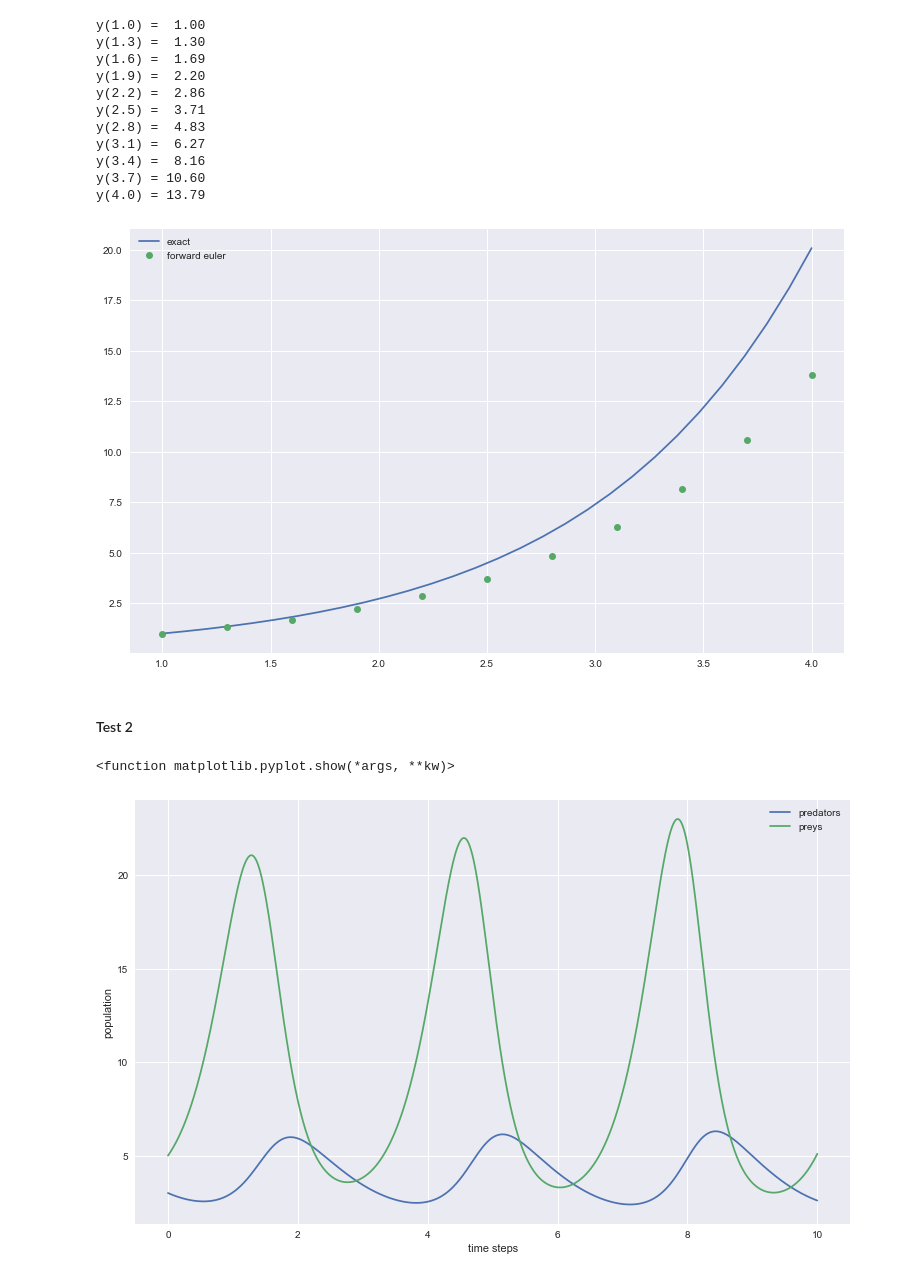
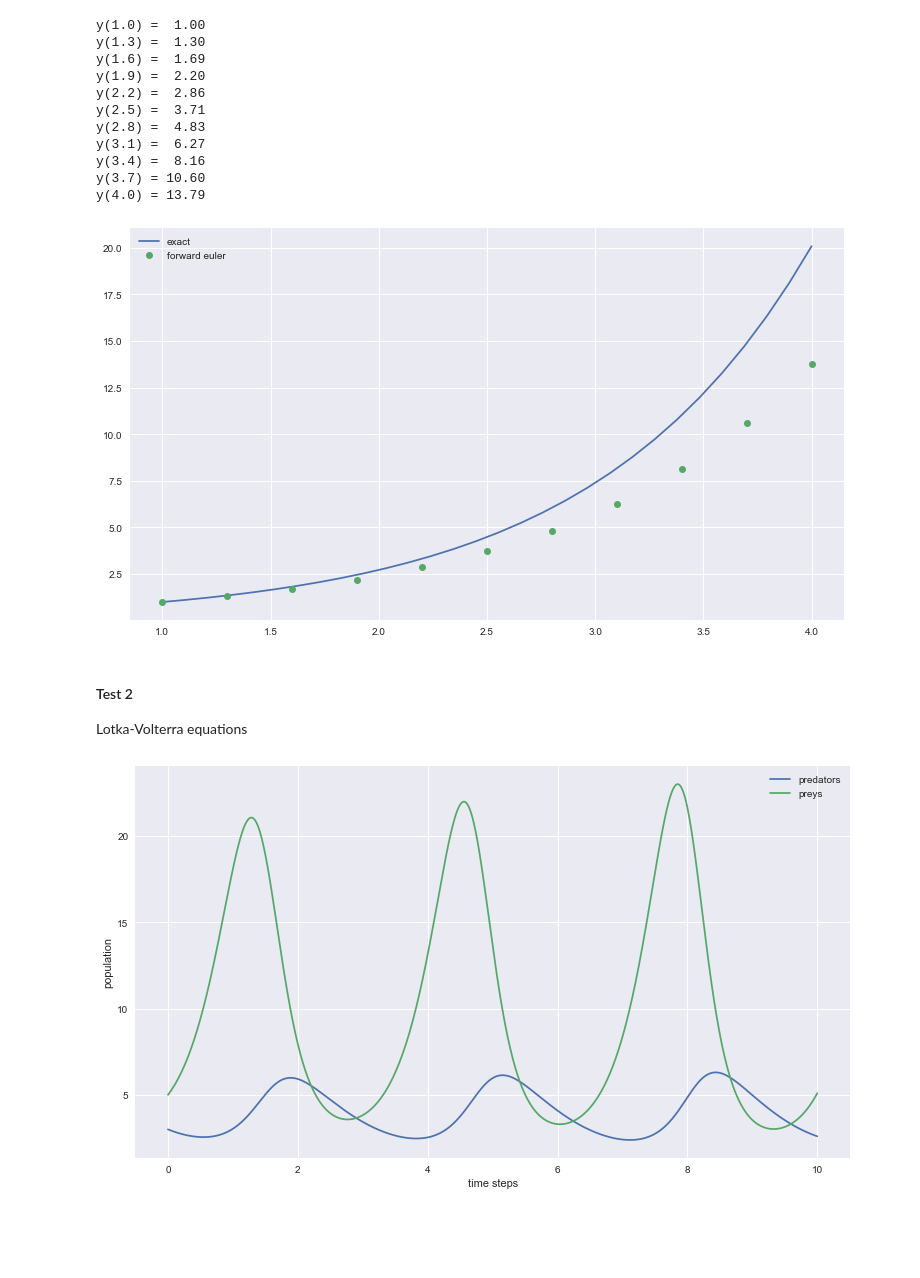
Before and after one commit to maxstollmayer/NuMeDiffG, a Jupyter notebook: Aufgabenblatt 1/Aufgabenblatt 1 Lösung.ipynb, the cells around one changed output. Cells and saved outputs as stored; diff of their text form; code cells hidden in the pictures; blank space fills up the shorter version.

```diff
--- a/Aufgabenblatt 1/Aufgabenblatt 1 Lösung.ipynb
+++ b/Aufgabenblatt 1/Aufgabenblatt 1 Lösung.ipynb
@@ -32,30 +32,30 @@ Implementierung des Vorwärts-Euler-Verfahrens für ODE Systeme 1. Ordnung.
 import numpy as np
 from matplotlib import pyplot as plt
 plt.style.use("seaborn")
-plt.rcParams['figure.figsize'] = [12.8, 7.8]
+plt.rcParams['figure.figsize'] = [12.8, 7.2]
 # %%
 def forward_euler(f, y0, t0, tN, N):
     '''
-    Returns list of input values and list of corresponding function values approximated with the forward Euler method
+    Returns list of input values and list of corresponding function values approximated with the forward Euler method.
 
-    f is the function of the ODE y' = f(y, t)
-    t0 and tN are the boundaries of the interval [t0, tN], which is divided into N+1 steps
-    y0 is the initial condition y(t0) = y0
+    f .... function of ODE y' = f(y, t)
+    y0 ... initial value y(t0) = y0
+    t0 ... starting point of interval
+    tN ... end point of interval
+    N .... number of steps
     '''
 
-    # step size
     h = (tN - t0) / N
-
-    # list of input values with step size h
     t = t0 + h * np.arange(N+1)
 
-    # array of function vectors starting with the initial value
-    y = np.array([y0])
+    if type(y0) == int:
+        y = np.zeros(N+1)
+    else:
+        y = np.zeros((N+1, np.size(y0)))
+    y[0] = y0
 
-    # loop to generate function values with forward euler method
     for n in range(0, N):
-        new = y[n] + h * f(y[n], t[n])
-        y = np.append(y, [new], axis=0)
+        y[n+1] = y[n] + h * f(y[n], t[n])
 
     return t, y
 # %% [markdown]
@@ -93,9 +94,10 @@ plt.plot(t1, y1, "o", label="forward euler")
 plt.legend()
 plt.show()
 # %% [output]
-[figure, old version]
+[figure, new version]
 # %% [markdown]
 #### Test 2
+Lotka-Volterra equations
 # %%
 def g(y, t, a, b, c, d):
     return np.array([-(a - b * y[1]) * y[0], (c - d * y[0]) * y[1]])
@@ -110,12 +112,11 @@ N2 = 1000
 # %%
 t2, y2 = forward_euler(f2, y0_2, t0_2, tN_2, N2)
 
 plt.plot(t2, y2[:, 0], label="predators")
 plt.plot(t2, y2[:, 1], label="preys")
 plt.xlabel("time steps")
 plt.ylabel("population")
 plt.legend()
-plt.show
+plt.show()
 # %% [output]
-<function matplotlib.pyplot.show(*args, **kw)>
-[figure, old version]
+[figure, new version]
```
Also changed, not shown: parts of 1 cell of this notebook, 3 other files.
